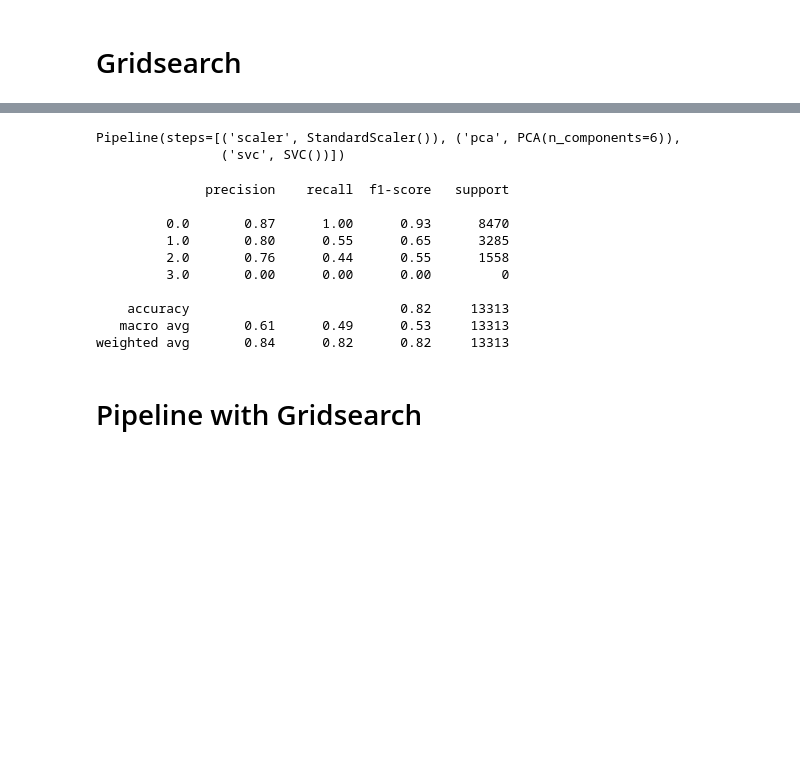
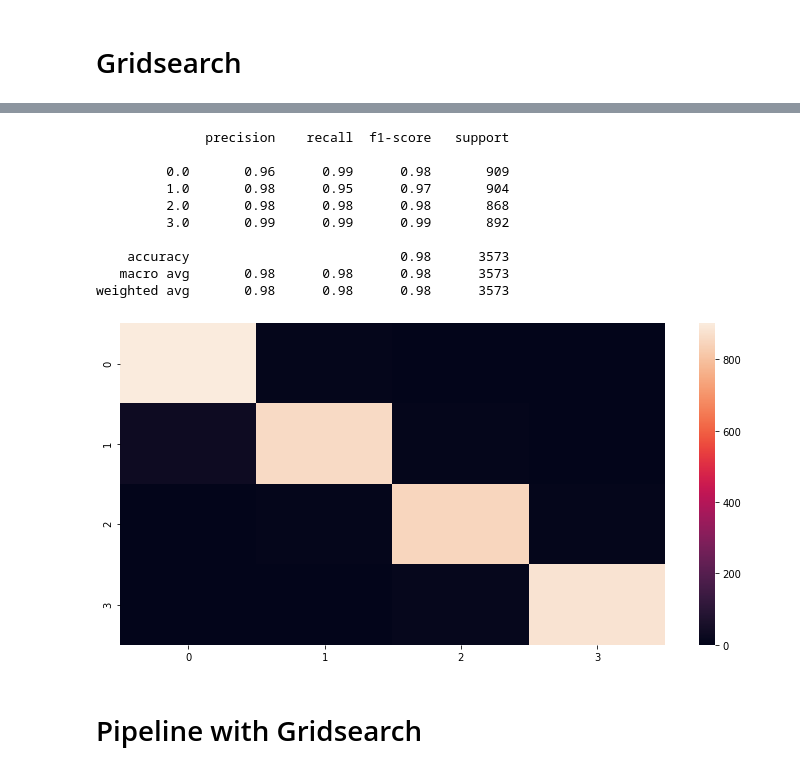
Before and after one commit to ArielJosephCohen/diamonds, a Jupyter notebook: pipeline_model.ipynb, the cells around one changed output, grey strips where cells are left out. Drawn from its saved outputs; the diff is of its cells as text; code cells hidden in the pictures; blank space fills up the shorter version.

```diff
--- a/pipeline_model.ipynb
+++ b/pipeline_model.ipynb
@@ -321,3 +213,0 @@ upsample_train = upsample_classes(pd.concat([X_train,y_train],axis=1),'price_bin
-# %%
-X_train=upsample_train.drop('price_bin',axis=1)
-y_train=upsample_train.price_bin
@@ -326,5 +213,0 @@ pipe = Pipeline(steps=[('scaler', StandardScaler()), ('pca',PCA(n_components=6))
-# %%
-pipe.fit(X_train,y_train)
-# %% [output]
-Pipeline(steps=[('scaler', StandardScaler()), ('pca', PCA(n_components=6)),
-                ('svc', SVC())])
@@ -333,15 +214,30 @@ p=pipe.predict(X_test)
-# %%
-print(classification_report(p,y_test))
-# %% [output]
-              precision    recall  f1-score   support
-
-         0.0       0.87      1.00      0.93      8470
-         1.0       0.80      0.55      0.65      3285
-         2.0       0.76      0.44      0.55      1558
-         3.0       0.00      0.00      0.00         0
-
-    accuracy                           0.82     13313
-   macro avg       0.61      0.49      0.53     13313
-weighted avg       0.84      0.82      0.82     13313
+# %%
+ma = MaxAbsScaler()
+labs = LabelEncoder()
+svm = SVC(C=1000,gamma=1)
+# %%
+pipe_basic_hot = make_pipeline(column_trans_hot, ma, svm)
+pipe_basic_lab = make_pipeline(column_trans_lab, ma, svm)
+# %%
+pipe_basic_hot.fit(X_train,y_train)
+p = pipe_basic_hot.predict(X_test)
+print(classification_report(p,y_test))
+
+plt.figure(figsize=(10,5))
+sns.heatmap(confusion_matrix(p,y_test))
+plt.tight_layout()
+plt.show()
+# %% [output]
+              precision    recall  f1-score   support
+
+         0.0       0.96      0.99      0.98       909
+         1.0       0.98      0.95      0.97       904
+         2.0       0.98      0.98      0.98       868
+         3.0       0.99      0.99      0.99       892
+
+    accuracy                           0.98      3573
+   macro avg       0.98      0.98      0.98      3573
+weighted avg       0.98      0.98      0.98      3573
+[figure, added]
 # %% [markdown]
 # Pipeline with Gridsearch
```
Also changed, not shown: parts of 40 cells of this notebook, 1 other file.
